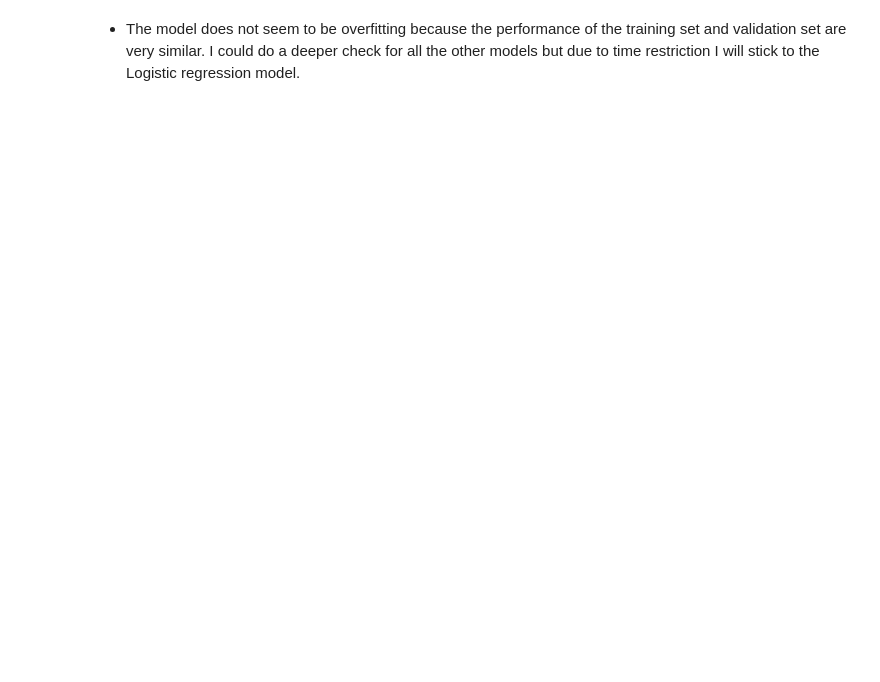
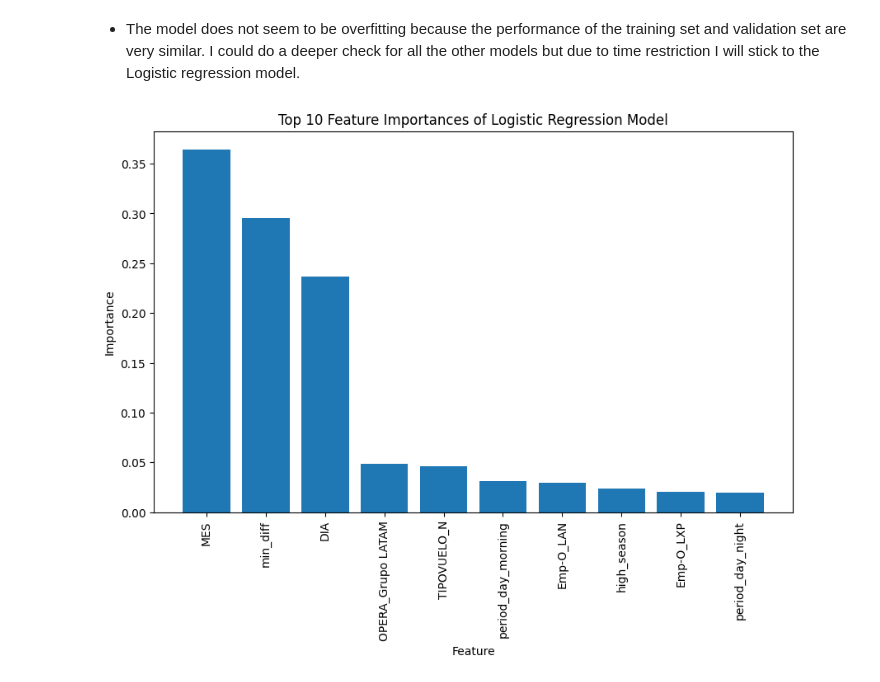
Before and after one commit to jekasores/latam_ds_challenge, a Jupyter notebook: solution.ipynb, the cells around one changed output. Saved outputs shown, nothing was run; the diff lists cells and outputs as text; code cells hidden in the pictures; blank space fills up the shorter version.

Commit message:
Added feature importance analysis and additional comments about the model

```diff
--- a/solution.ipynb
+++ b/solution.ipynb
@@ -870,2 +872,24 @@ Mean Recall (Validation): 0.9478059839534925
 # %% [markdown]
 - The model does not seem to be overfitting because the performance of the training set and validation set are very similar. I could do a deeper check for all the other models but due to time restriction I will stick to the Logistic regression model.
+# %%
+feature_importance = abs(clf.coef_[0])
+
+# Create a DataFrame to store feature importance and their corresponding feature names
+feature_importance_df = pd.DataFrame({'Feature': X.columns, 'Importance': feature_importance})
+
+# Sort the features by importance in descending order
+feature_importance_df = feature_importance_df.sort_values(by='Importance', ascending=False)
+
+# Select the top 10 features
+top_10_features = feature_importance_df.head(10)
+
+# Plot the top 10 feature importances
+plt.figure(figsize=(10, 6))
+plt.bar(top_10_features['Feature'], top_10_features['Importance'])
+plt.xticks(rotation=90)
+plt.xlabel('Feature')
+plt.ylabel('Importance')
+plt.title('Top 10 Feature Importances of Logistic Regression Model')
+plt.show()
+# %% [output]
+[figure, added]
```
Also changed, not shown: parts of 4 cells of this notebook.
